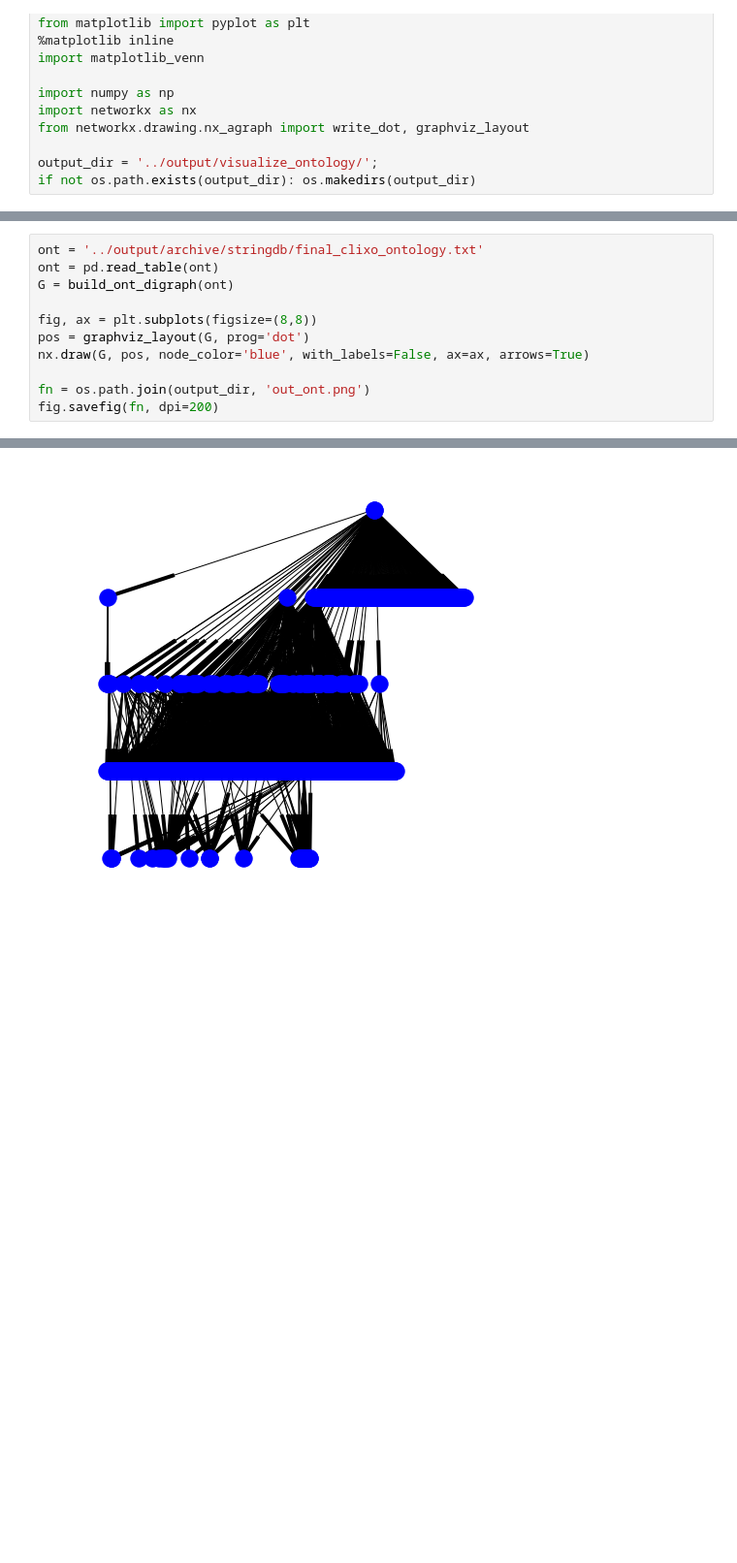
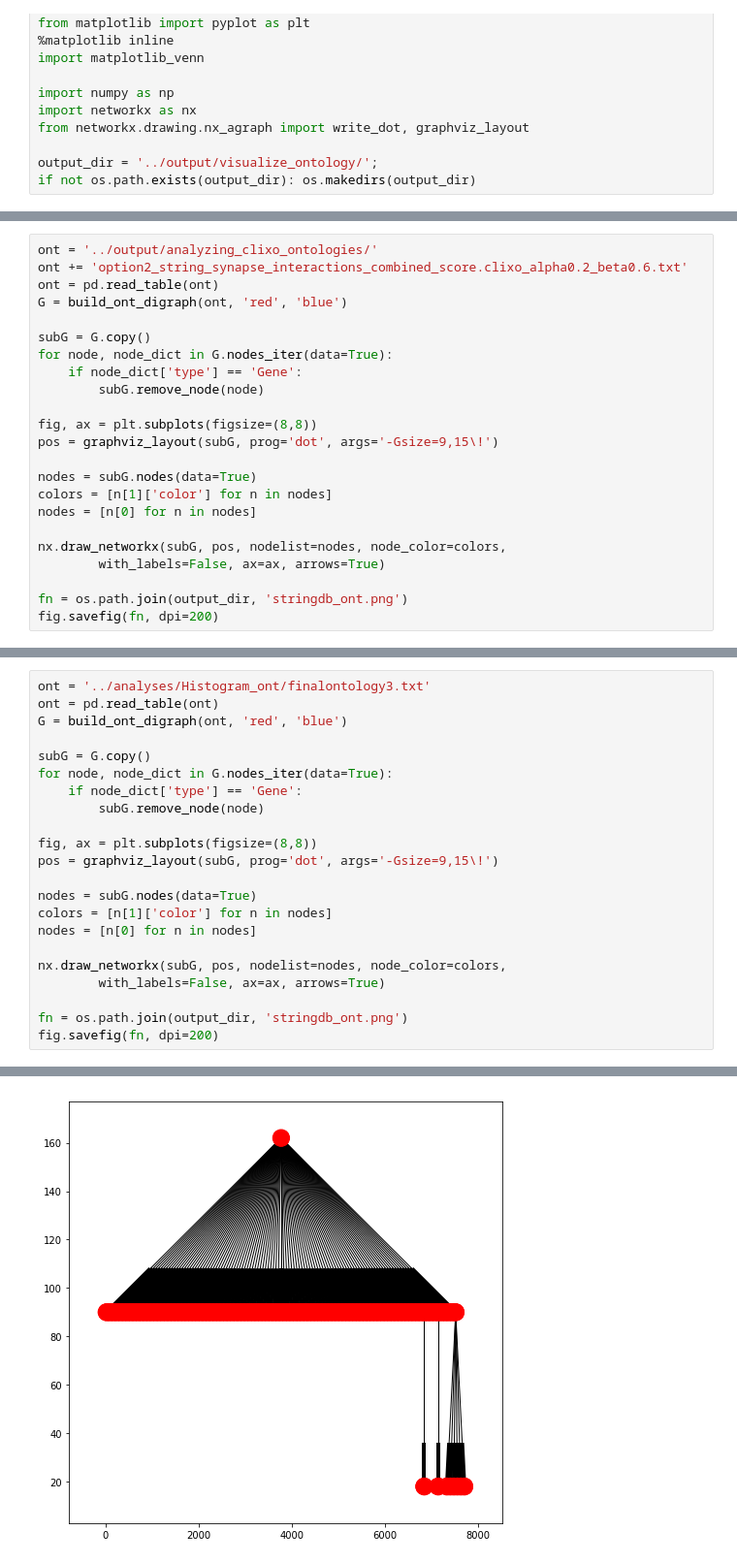
Before and after one commit to joreynajr/synapse_ontology, a Jupyter notebook: scripts/Visualize_Ontology.ipynb, the cells around one changed output, grey strips where cells are left out. Shown at 97% size. Drawn from its saved outputs; the diff is of its cells as text; blank space fills up the shorter version.

```diff
--- a/scripts/Visualize_Ontology.ipynb
+++ b/scripts/Visualize_Ontology.ipynb
@@ -48,0 +105,23 @@ fig.savefig(fn, dpi=200)
+# %%
+ont = '../output/analyzing_clixo_ontologies/'
+ont += 'option2_string_synapse_interactions_combined_score.clixo_alpha0.2_beta0.6.txt'
+ont = pd.read_table(ont)
+G = build_ont_digraph(ont, 'red', 'blue')
+
+subG = G.copy()
+for node, node_dict in G.nodes_iter(data=True):
+    if node_dict['type'] == 'Gene':
+        subG.remove_node(node)
+
+fig, ax = plt.subplots(figsize=(8,8))
+pos = graphviz_layout(subG, prog='dot', args='-Gsize=9,15\!')
+
+nodes = subG.nodes(data=True)
+colors = [n[1]['color'] for n in nodes]
+nodes = [n[0] for n in nodes]
+
+nx.draw_networkx(subG, pos, nodelist=nodes, node_color=colors,
+        with_labels=False, ax=ax, arrows=True)
+
+fn = os.path.join(output_dir, 'stringdb_ont.png')
+fig.savefig(fn, dpi=200)
@@ -49,12 +130,23 @@ fig.savefig(fn, dpi=200)
 # %%
-ont = '../output/archive/stringdb/final_clixo_ontology.txt'
+ont = '../analyses/Histogram_ont/finalontology3.txt'
 ont = pd.read_table(ont)
-G = build_ont_digraph(ont)
+G = build_ont_digraph(ont, 'red', 'blue')
+
+subG = G.copy()
+for node, node_dict in G.nodes_iter(data=True):
+    if node_dict['type'] == 'Gene':
+        subG.remove_node(node)
 
 fig, ax = plt.subplots(figsize=(8,8))
-pos = graphviz_layout(G, prog='dot')
-nx.draw(G, pos, node_color='blue', with_labels=False, ax=ax, arrows=True)
+pos = graphviz_layout(subG, prog='dot', args='-Gsize=9,15\!')
 
-fn = os.path.join(output_dir, 'out_ont.png')
+nodes = subG.nodes(data=True)
+colors = [n[1]['color'] for n in nodes]
+nodes = [n[0] for n in nodes]
+
+nx.draw_networkx(subG, pos, nodelist=nodes, node_color=colors,
+        with_labels=False, ax=ax, arrows=True)
+
+fn = os.path.join(output_dir, 'stringdb_ont.png')
 fig.savefig(fn, dpi=200)
 # %% [output]
@@ -67 +153 @@ fig.savefig(fn, dpi=200)
-[figure, old version]
+[figure, new version]
```
Also changed, not shown: parts of 6 cells of this notebook, 5 other files.
